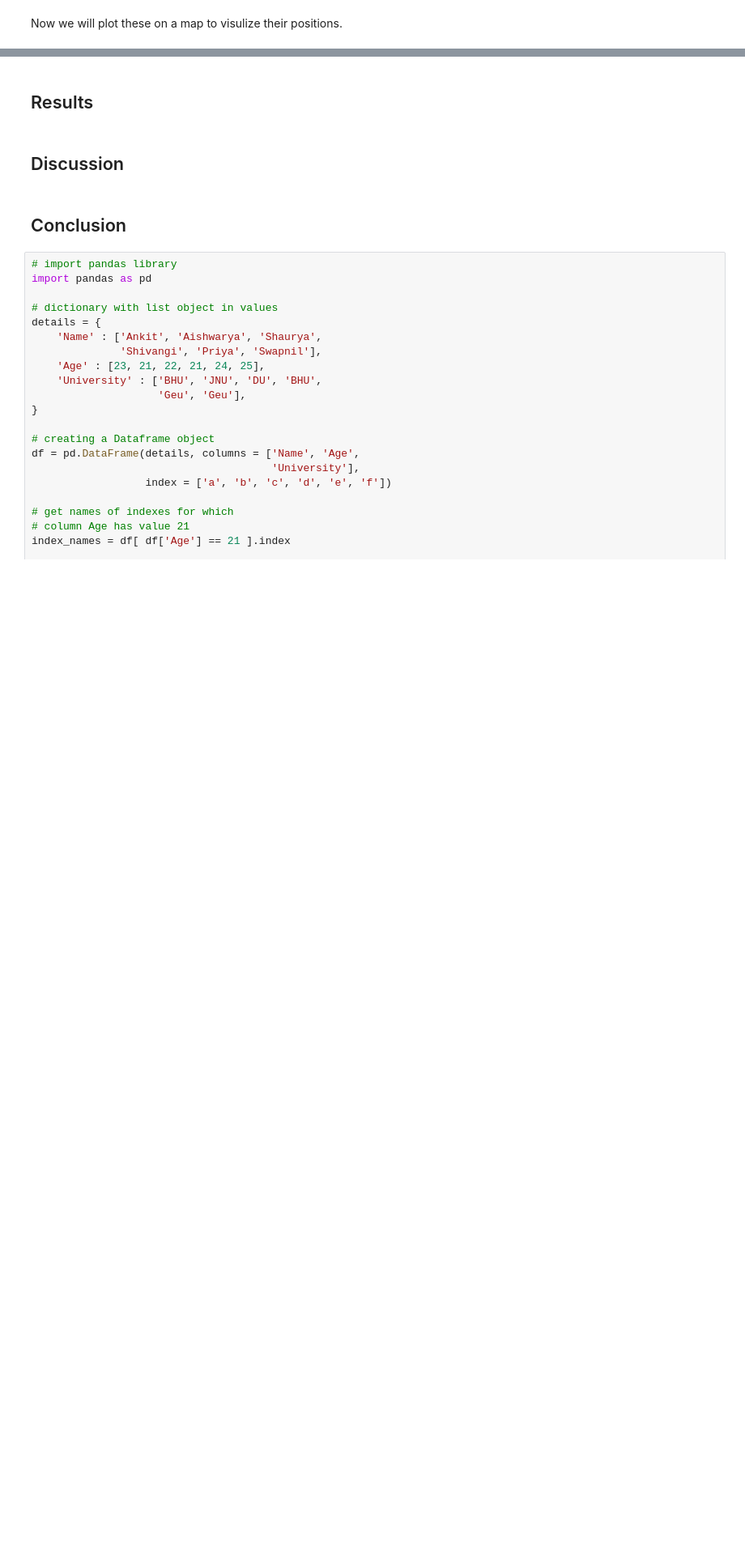
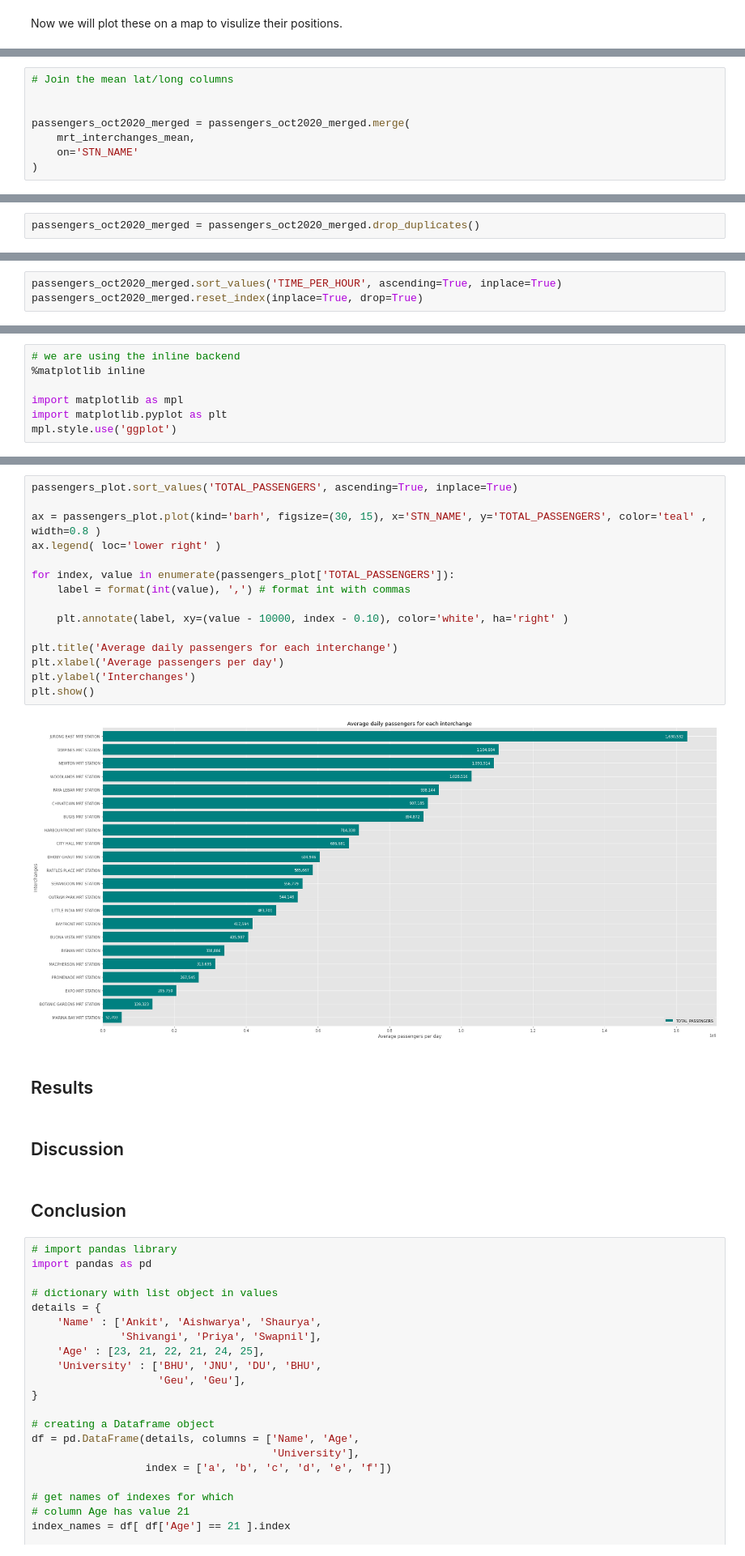
Before and after one commit to alfredtan/Coursera_Capstone, a Jupyter notebook: Week 4 Assignment/Capstone - Final Assignment.ipynb, the cells around one changed output, grey strips where cells are left out. Shown at 81% size. Drawn from its saved outputs; the diff is of its cells as text; blank space fills up the shorter version.

```diff
--- a/Week 4 Assignment/Capstone - Final Assignment.ipynb
+++ b/Week 4 Assignment/Capstone - Final Assignment.ipynb
@@ -300,0 +481,8 @@ map
+# %%
+# Join the mean lat/long columns
+
+
+passengers_oct2020_merged = passengers_oct2020_merged.merge(
+    mrt_interchanges_mean,
+    on='STN_NAME'
+)
@@ -300,0 +502,2 @@ map
+# %%
+passengers_oct2020_merged = passengers_oct2020_merged.drop_duplicates()
@@ -300,0 +508,3 @@ map
+# %%
+passengers_oct2020_merged.sort_values('TIME_PER_HOUR', ascending=True, inplace=True)
+passengers_oct2020_merged.reset_index(inplace=True, drop=True)
@@ -300,0 +568,7 @@ map
+# %%
+# we are using the inline backend
+%matplotlib inline
+
+import matplotlib as mpl
+import matplotlib.pyplot as plt
+mpl.style.use('ggplot')
@@ -301,3 +579,20 @@ map
+# %%
+passengers_plot.sort_values('TOTAL_PASSENGERS', ascending=True, inplace=True)
+
+ax = passengers_plot.plot(kind='barh', figsize=(30, 15), x='STN_NAME', y='TOTAL_PASSENGERS', color='teal' , width=0.8 )
+ax.legend( loc='lower right' )
+
+for index, value in enumerate(passengers_plot['TOTAL_PASSENGERS']):
+    label = format(int(value), ',') # format int with commas
+
+    plt.annotate(label, xy=(value - 10000, index - 0.10), color='white', ha='right' )
+
+plt.title('Average daily passengers for each interchange')
+plt.xlabel('Average passengers per day')
+plt.ylabel('Interchanges')
+plt.show()
+# %% [output]
+[figure, added]
 # %% [markdown]
 ## Results
 # %% [markdown]
```
Also changed, not shown: parts of 57 cells of this notebook, 4 other files.
